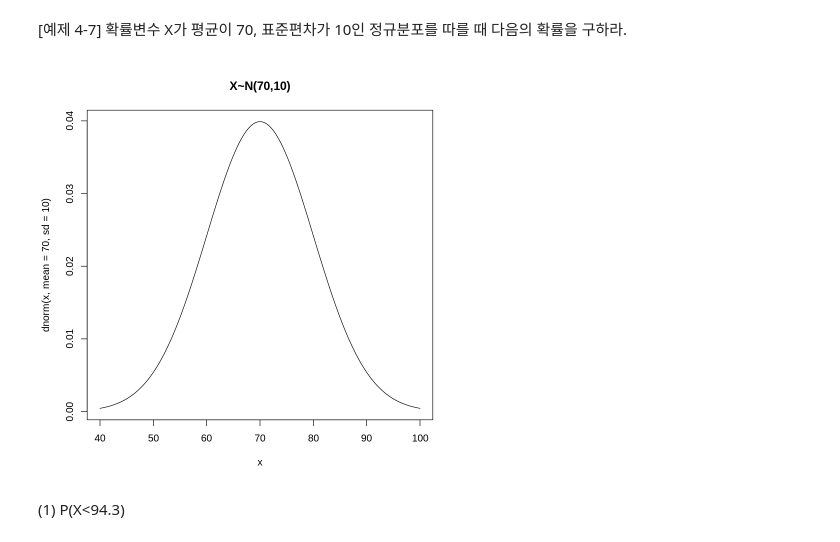
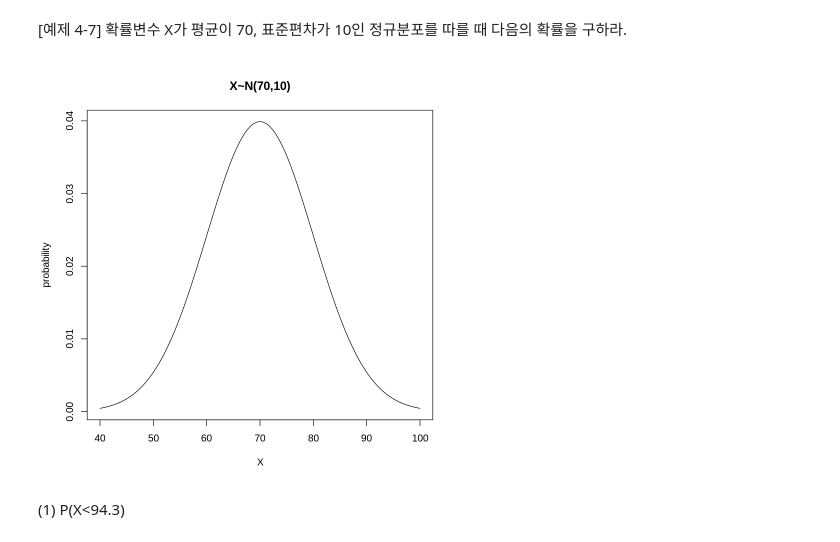
Before and after one commit to barkle2/KNOU, a Jupyter notebook: [3-1]통계학개론/제4장_확률분포와_표본분포.ipynb, the cells around one changed output. Saved outputs shown, nothing was run; the diff lists cells and outputs as text; code cells hidden in the pictures.

```diff
--- a/[3-1]통계학개론/제4장_확률분포와_표본분포.ipynb
+++ b/[3-1]통계학개론/제4장_확률분포와_표본분포.ipynb
@@ -140,9 +140,9 @@ pnorm(1.96, mean=0, sd=1, lower.tail=FALSE)
 [예제 4-7] 확률변수 X가 평균이 70, 표준편차가 10인 정규분포를 따를 때 다음의 확률을 구하라.
 # %%
 x <- seq(40, 100, length=200)
-plot(x, dnorm(x, mean=70, sd=10), type='l', main="X~N(70,10)")
+plot(x, dnorm(x, mean=70, sd=10), xlab='X', ylab='probability', type='l', main="X~N(70,10)")
 # %% [output]
-[figure, old version]
+[figure, new version]
 # %% [markdown]
 (1) P(X<94.3)
 # %%
```
Also changed, not shown: parts of 30 cells of this notebook.
